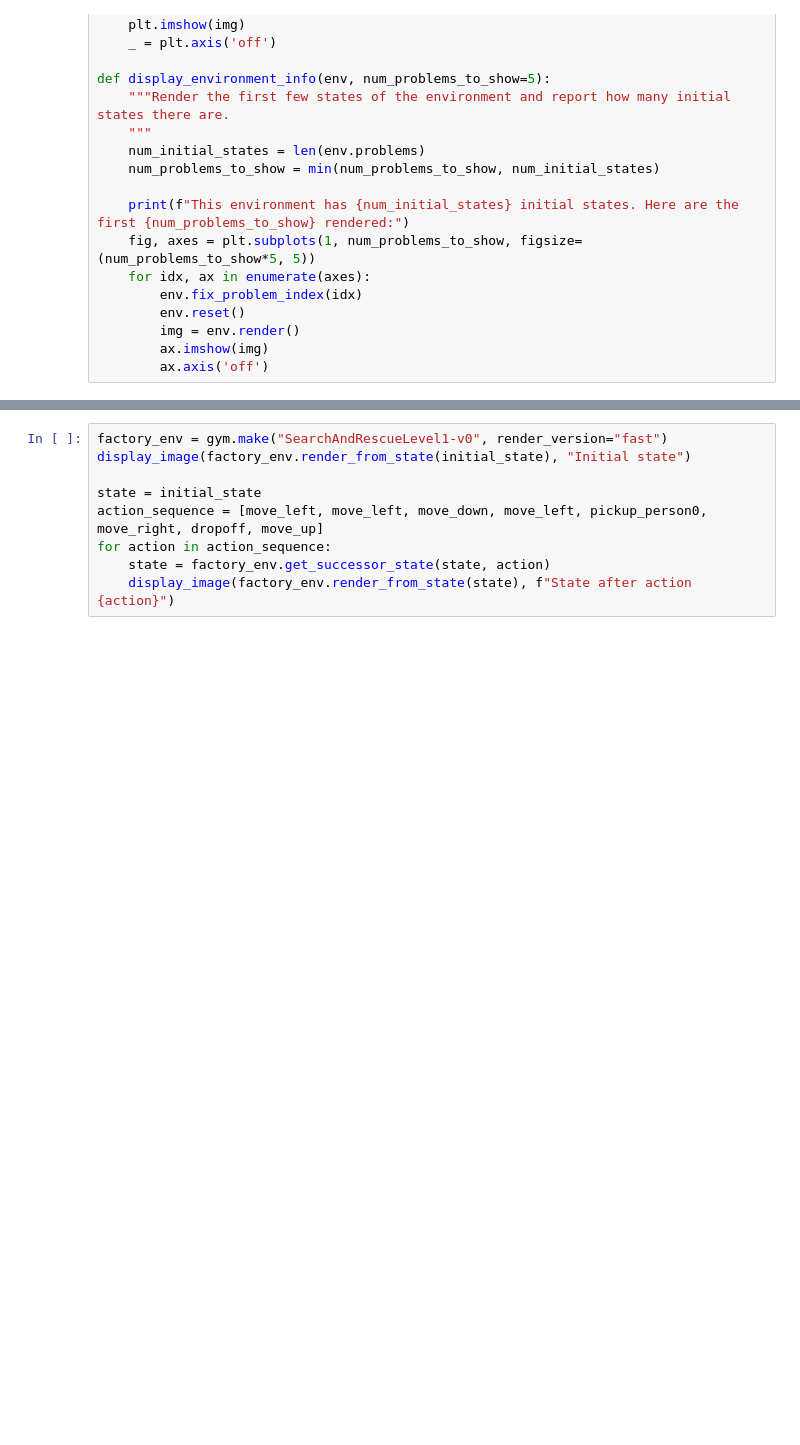
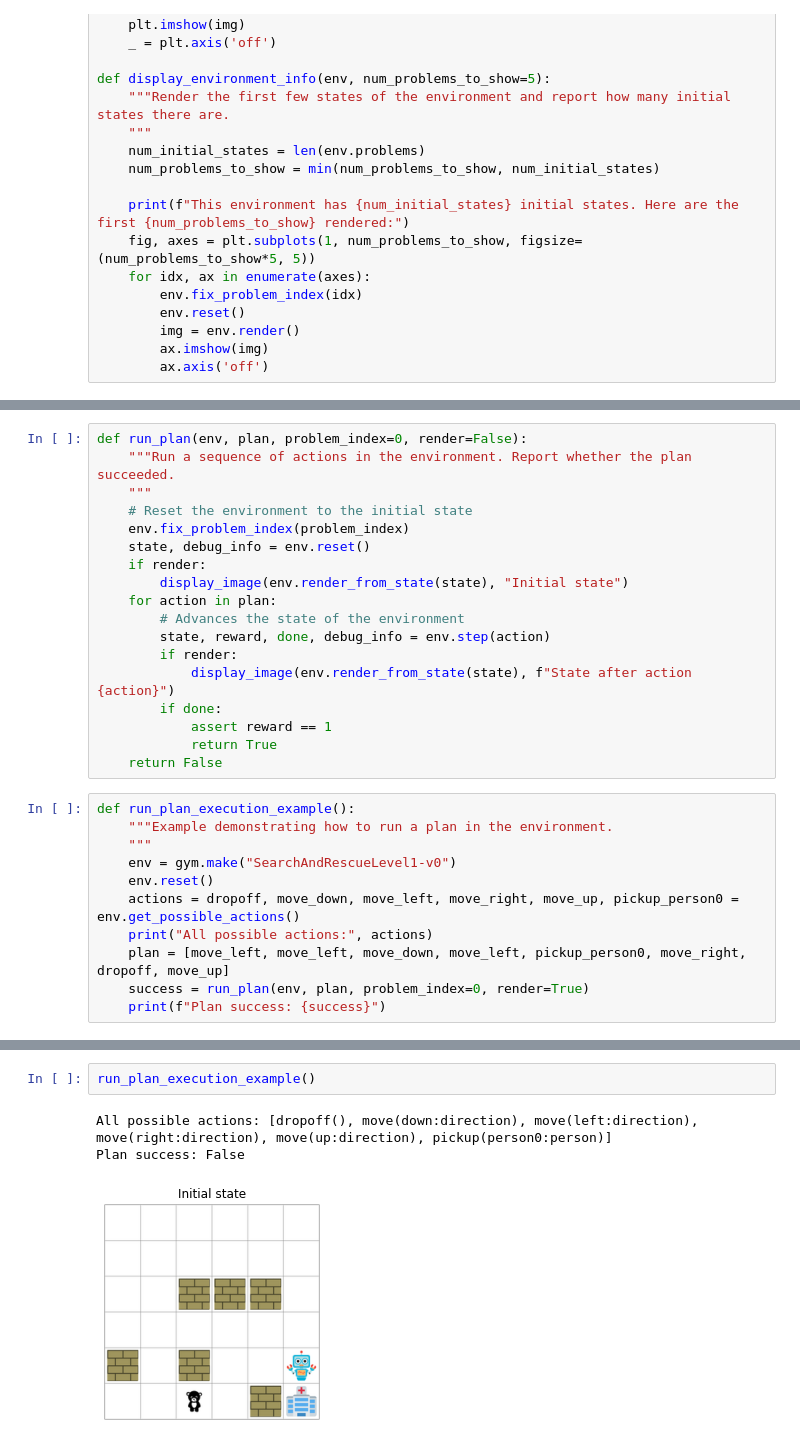
Before and after one commit to MIT-6-882/HW, a Jupyter notebook: HW1_1_starter_code.ipynb, the cells around one changed output, grey strips where cells are left out. Saved outputs shown, nothing was run; the diff lists cells and outputs as text; blank space fills up the shorter version.

```diff
--- a/HW1_1_starter_code.ipynb
+++ b/HW1_1_starter_code.ipynb
@@ -40 +52,30 @@ display_environment_info(level2_env)
+# %%
+def run_plan(env, plan, problem_index=0, render=False):
+    """Run a sequence of actions in the environment. Report whether the plan succeeded.
+    """
+    # Reset the environment to the initial state
+    env.fix_problem_index(problem_index)
+    state, debug_info = env.reset()
+    if render:
+        display_image(env.render_from_state(state), "Initial state")
+    for action in plan:
+        # Advances the state of the environment
+        state, reward, done, debug_info = env.step(action)
+        if render:
+            display_image(env.render_from_state(state), f"State after action {action}")
+        if done:
+            assert reward == 1
+            return True
+    return False
+# %%
+def run_plan_execution_example():
+    """Example demonstrating how to run a plan in the environment.
+    """
+    env = gym.make("SearchAndRescueLevel1-v0")
+    env.reset()
+    actions = dropoff, move_down, move_left, move_right, move_up, pickup_person0 = env.get_possible_actions()
+    print("All possible actions:", actions)
+    plan = [move_left, move_left, move_down, move_left, pickup_person0, move_right, dropoff, move_up]
+    success = run_plan(env, plan, problem_index=0, render=True)
+    print(f"Plan success: {success}")
 # %%
@@ -53,9 +95,6 @@ for action in action_sequence:
-# %%
-factory_env = gym.make("SearchAndRescueLevel1-v0", render_version="fast")
-display_image(factory_env.render_from_state(initial_state), "Initial state")
-
-state = initial_state
-action_sequence = [move_left, move_left, move_down, move_left, pickup_person0, move_right, dropoff, move_up]
-for action in action_sequence:
-    state = factory_env.get_successor_state(state, action)
-    display_image(factory_env.render_from_state(state), f"State after action {action}")
+# %%
+run_plan_execution_example()
+# %% [output]
+All possible actions: [dropoff(), move(down:direction), move(left:direction), move(right:direction), move(up:direction), pickup(person0:person)]
+Plan success: False
+[figure, added]
```
Also changed, not shown: parts of 6 cells of this notebook.
